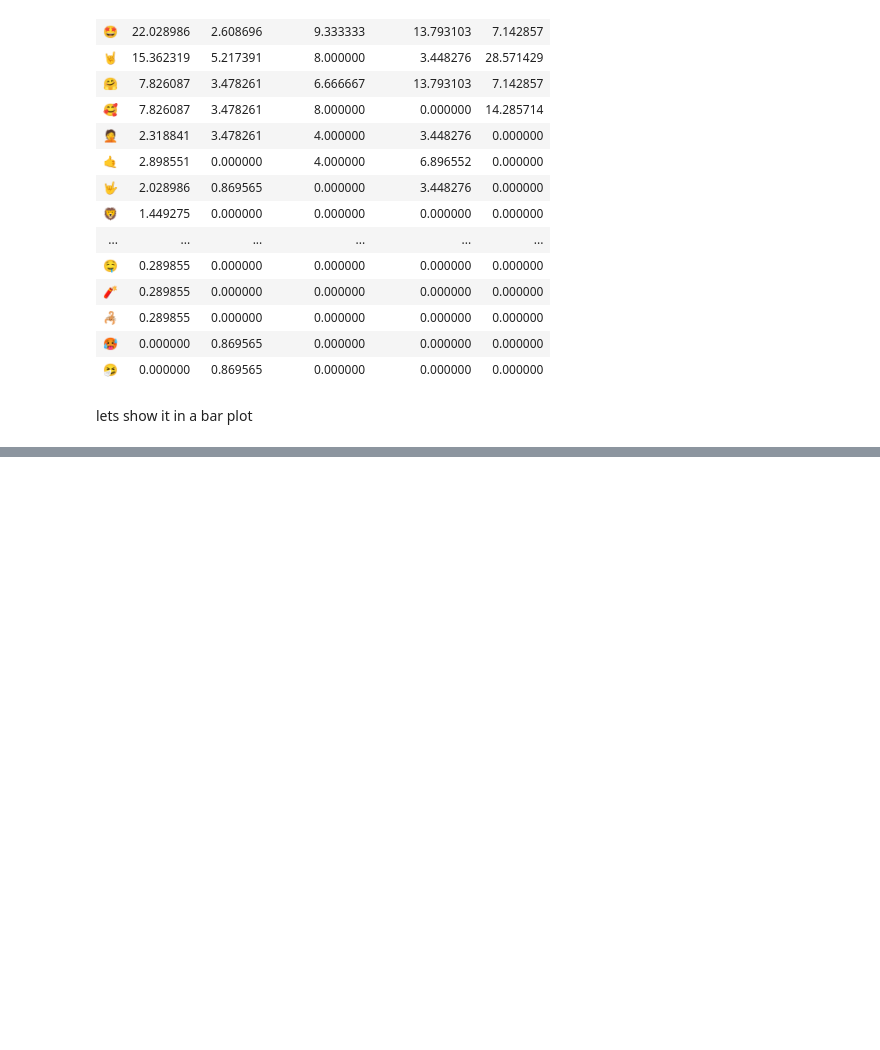
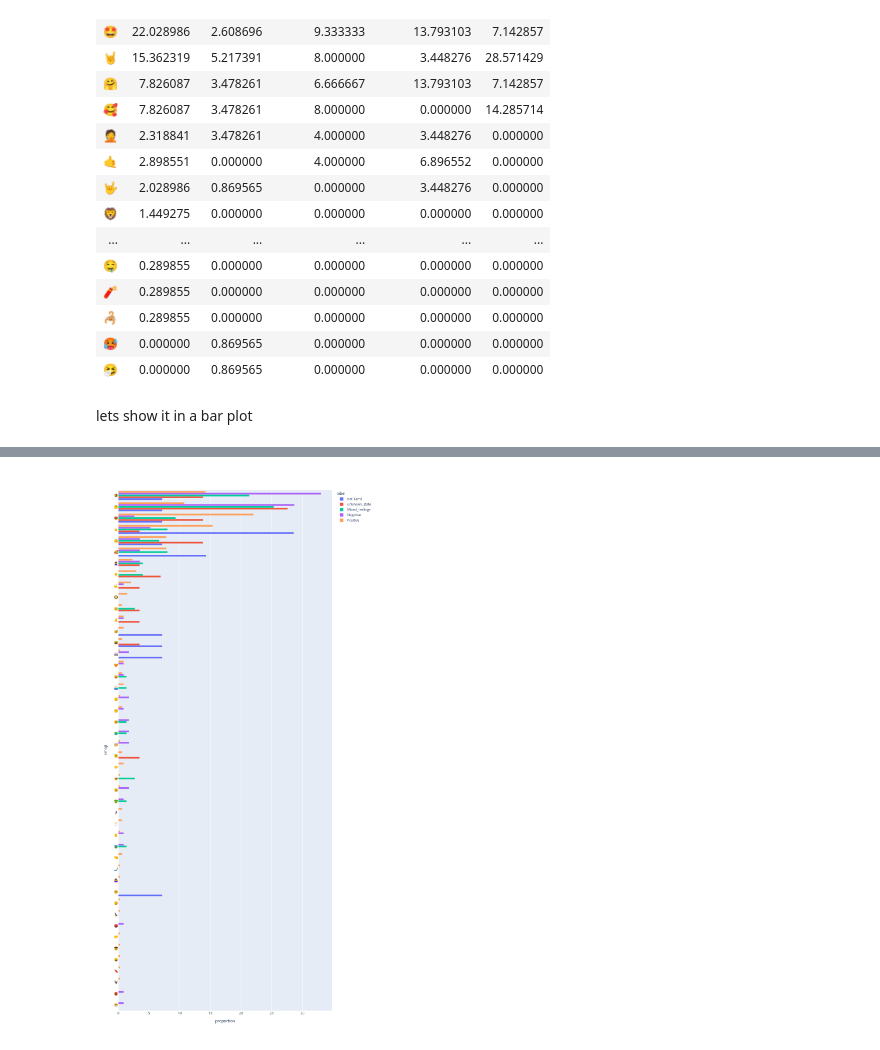
Before and after one commit to dmontaner/tamil_mix_sentiment_analysis, a Jupyter notebook: d020_explore_emojis.ipynb, the cells around one changed output, grey strips where cells are left out. Saved outputs shown, nothing was run; the diff lists cells and outputs as text; code cells hidden in the pictures; blank space fills up the shorter version.

Commit message:
updated chart

```diff
--- a/d020_explore_emojis.ipynb
+++ b/d020_explore_emojis.ipynb
@@ -253,15 +253,14 @@ emoji_proportions
 # %% [markdown]
 lets show it in a bar plot
 # %%
-df = emoji_proportions.unstack().reset_index()
-df.columns = ['label', 'emoji', 'proportion']
-
 df = emoji_proportions.unstack().reset_index()
 df.columns = ['label', 'emoji', 'proportion']
 
 fig = px.bar(df.iloc[::-1], y="emoji", x="proportion", color="label", barmode="group", orientation='h')
 fig.update_layout(autosize=False, width=1000, height=2000)
 fig.show()
+fig.show('png')
 # %% [output]
 [interactive output not drawn]
 [interactive output not drawn]
+[figure, added]
```
Also changed, not shown: 1 other file.
